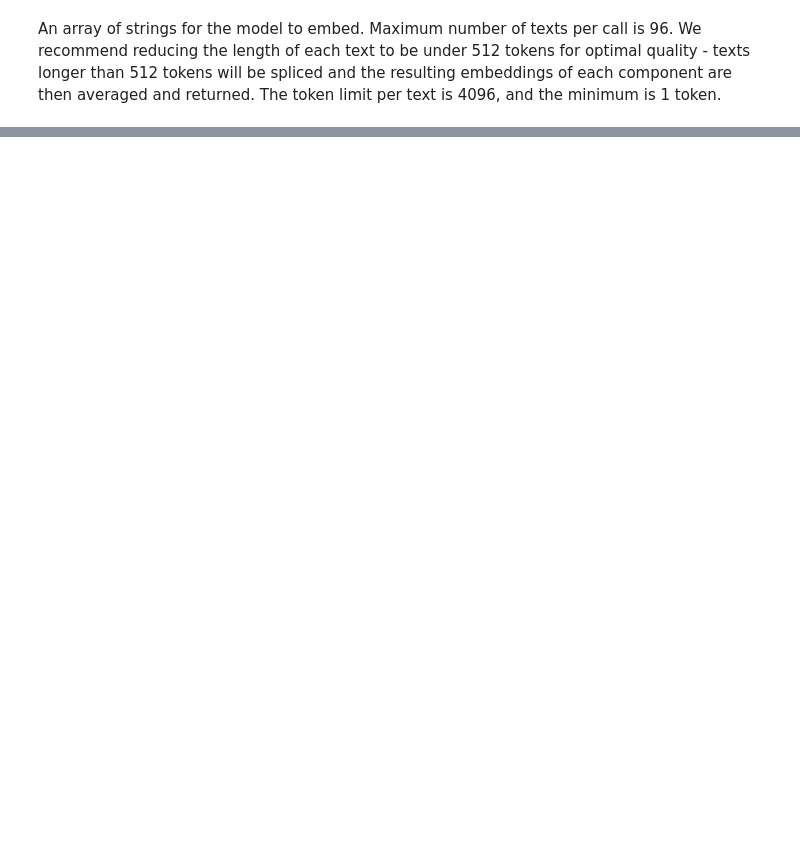
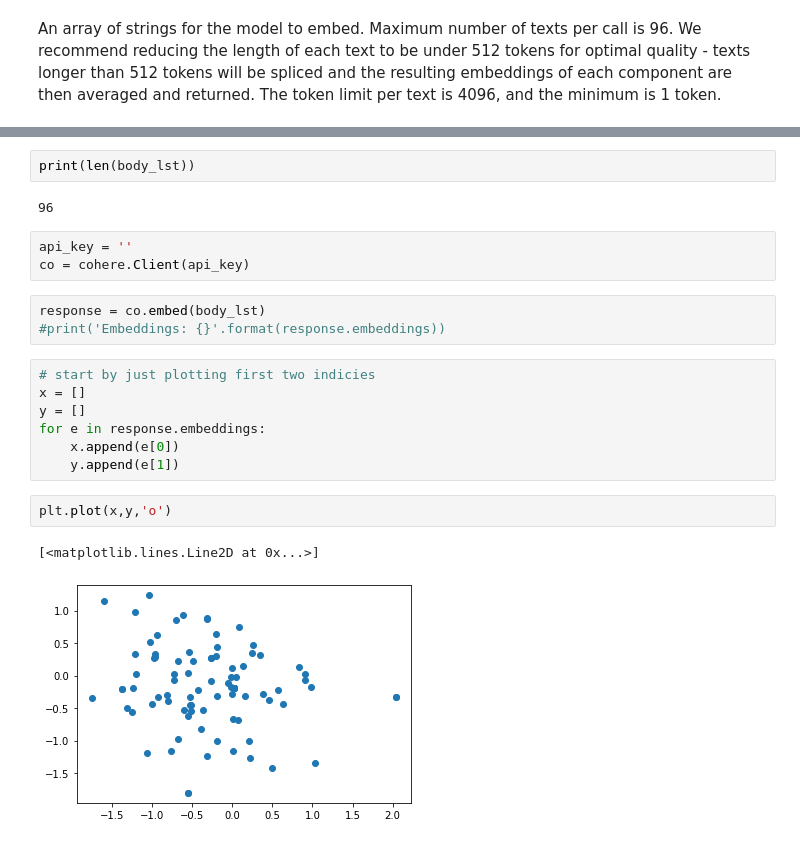
Before and after one commit to ashley-ferreira/SheHacks_7, a Jupyter notebook: unga_json.ipynb, the cells around one changed output, grey strips where cells are left out. Saved outputs shown, nothing was run; the diff lists cells and outputs as text; blank space fills up the shorter version.

```diff
--- a/unga_json.ipynb
+++ b/unga_json.ipynb
@@ -55,0 +81,22 @@ f.close()
+# %%
+print(len(body_lst))
+# %% [output]
+96
+# %%
+api_key = ''
+co = cohere.Client(api_key)
+# %%
+response = co.embed(body_lst)
+#print('Embeddings: {}'.format(response.embeddings))
+# %%
+# start by just plotting first two indicies
+x = []
+y = []
+for e in response.embeddings:
+    x.append(e[0])
+    y.append(e[1])
+# %%
+plt.plot(x,y,'o')
+# %% [output]
+[<matplotlib.lines.Line2D at 0x...>]
+[figure, added]
```
Also changed, not shown: parts of 9 cells of this notebook, 1 other file.
